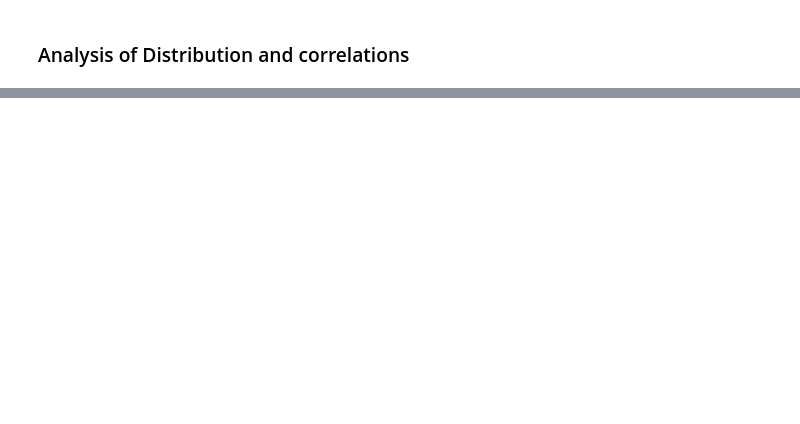
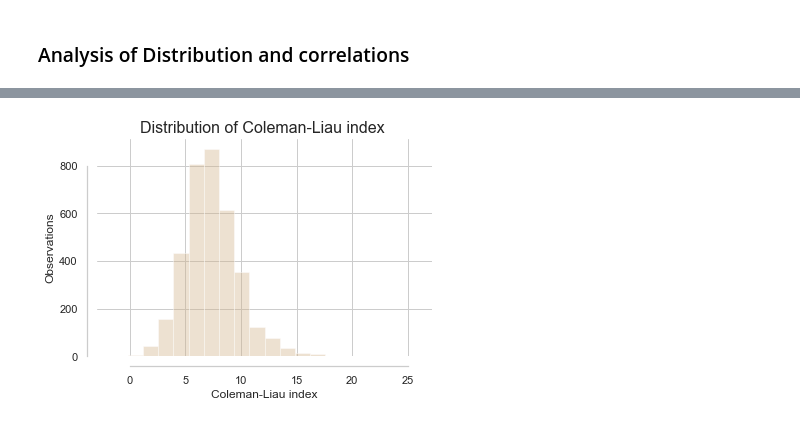
Before and after one commit to Daesparz/Capstone1, a Jupyter notebook: Data_Analysis/Extension_Exploratory_Data_Analysis.ipynb, the cells around one changed output, grey strips where cells are left out. Drawn from its saved outputs; the diff is of its cells as text; code cells hidden in the pictures; blank space fills up the shorter version.

```diff
--- a/Data_Analysis/Extension_Exploratory_Data_Analysis.ipynb
+++ b/Data_Analysis/Extension_Exploratory_Data_Analysis.ipynb
@@ -593,0 +702,8 @@ p_value = 0.9183208139579468
+# %%
+_ = sns.distplot(df_Reviews.coleman_liau_index, bins=20, kde=False, color='tan')
+_ = sns.despine(offset=10, trim=True)
+_ = plt.xlabel('Coleman-Liau index', size=12)
+_ = plt.ylabel('Observations', size=12)
+_ = plt.title('Distribution of Coleman-Liau index ', size=16)
+# %% [output]
+[figure, added]
```
Also changed, not shown: parts of 50 cells of this notebook.
